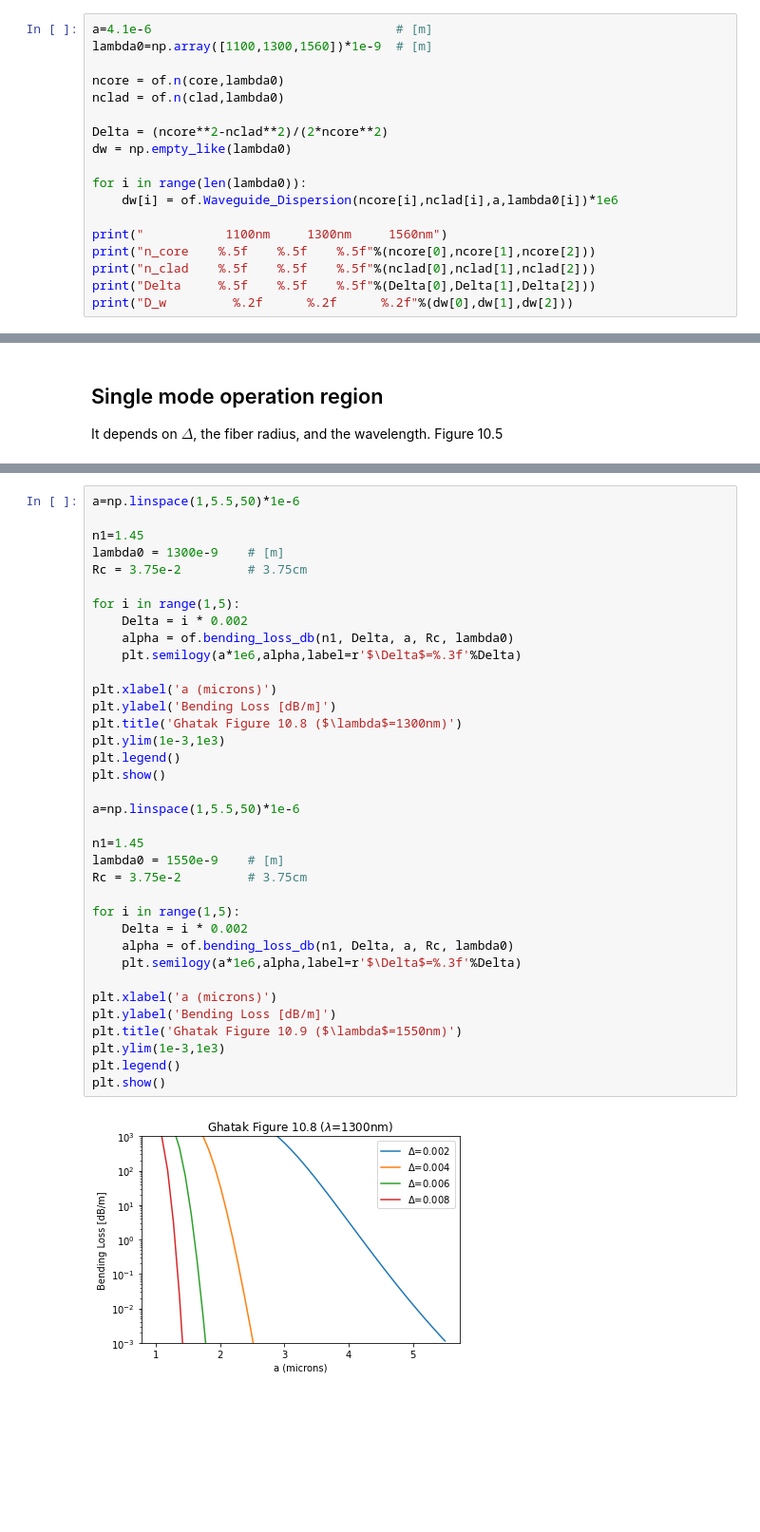
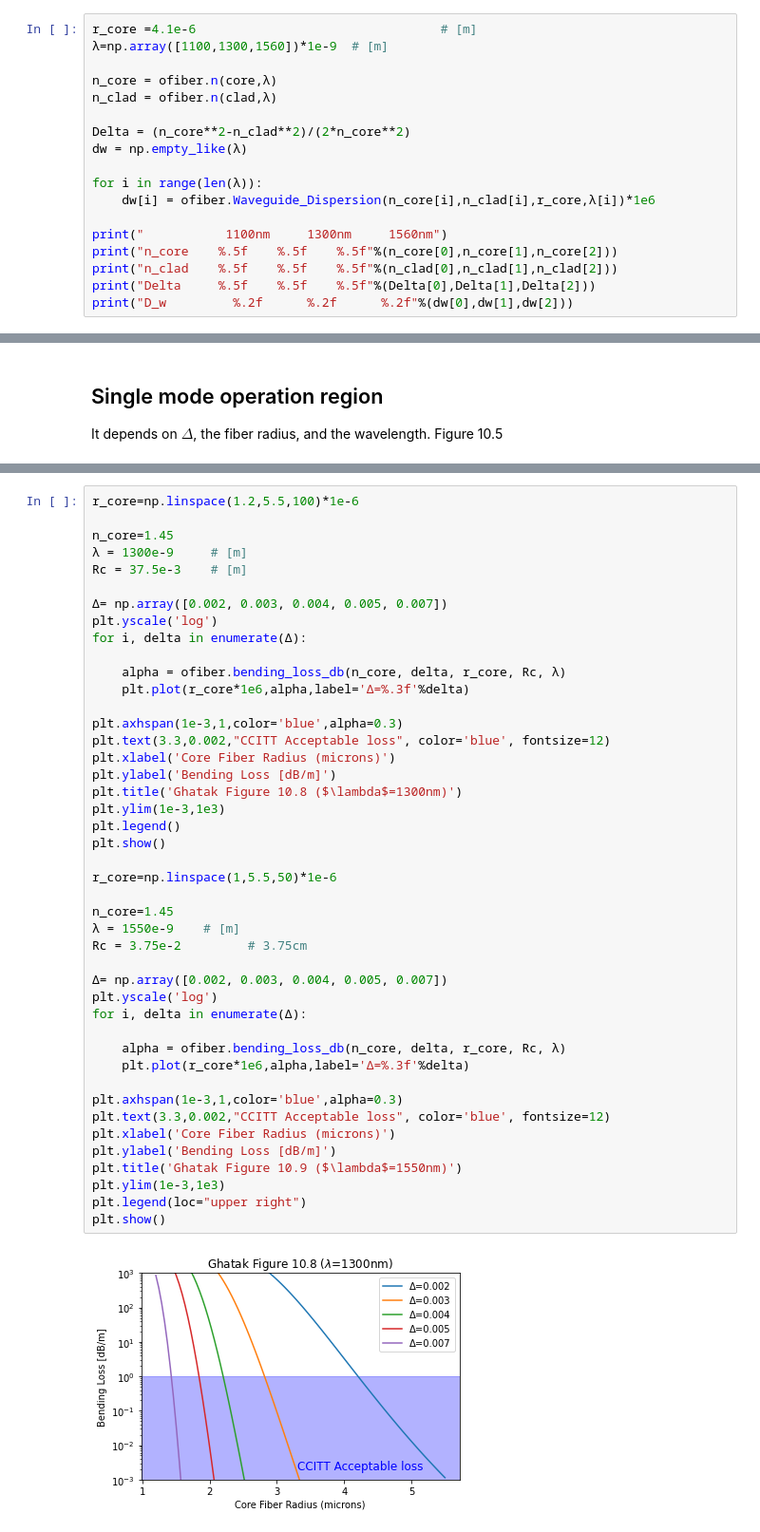
Before and after one commit to scottprahl/ofiber, a Jupyter notebook: docs/5-Dispersion.ipynb, the cells around one changed output, grey strips where cells are left out. Shown at 95% size. Drawn from its saved outputs; the diff is of its cells as text; blank space fills up the shorter version.

```diff
--- a/docs/5-Dispersion.ipynb
+++ b/docs/5-Dispersion.ipynb
@@ -210,21 +227,21 @@ Zero dispersion slope is 0.081 ps/(km nm**2)
 
 First, we replicate the results in Ghatak example 10.2
 # %%
-a=4.1e-6                                 # [m]
-lambda0=np.array([1100,1300,1560])*1e-9  # [m]
+r_core =4.1e-6                                 # [m]
+λ=np.array([1100,1300,1560])*1e-9  # [m]
 
-ncore = of.n(core,lambda0)
-nclad = of.n(clad,lambda0)
+n_core = ofiber.n(core,λ)
+n_clad = ofiber.n(clad,λ)
 
-Delta = (ncore**2-nclad**2)/(2*ncore**2)
-dw = np.empty_like(lambda0)
+Delta = (n_core**2-n_clad**2)/(2*n_core**2)
+dw = np.empty_like(λ)
 
-for i in range(len(lambda0)):
-    dw[i] = of.Waveguide_Dispersion(ncore[i],nclad[i],a,lambda0[i])*1e6
+for i in range(len(λ)):
+    dw[i] = ofiber.Waveguide_Dispersion(n_core[i],n_clad[i],r_core,λ[i])*1e6
 
 print("           1100nm     1300nm     1560nm")
-print("n_core    %.5f    %.5f    %.5f"%(ncore[0],ncore[1],ncore[2]))
-print("n_clad    %.5f    %.5f    %.5f"%(nclad[0],nclad[1],nclad[2]))
+print("n_core    %.5f    %.5f    %.5f"%(n_core[0],n_core[1],n_core[2]))
+print("n_clad    %.5f    %.5f    %.5f"%(n_clad[0],n_clad[1],n_clad[2]))
 print("Delta     %.5f    %.5f    %.5f"%(Delta[0],Delta[1],Delta[2]))
 print("D_w         %.2f      %.2f      %.2f"%(dw[0],dw[1],dw[2]))
 # %% [output]
@@ -517,38 +575,46 @@ plt.show()
 # %%
-a=np.linspace(1,5.5,50)*1e-6
+r_core=np.linspace(1.2,5.5,100)*1e-6
 
-n1=1.45
-lambda0 = 1300e-9    # [m]
-Rc = 3.75e-2         # 3.75cm
+n_core=1.45
+λ = 1300e-9     # [m]
+Rc = 37.5e-3    # [m]
 
-for i in range(1,5):
-    Delta = i * 0.002
-    alpha = of.bending_loss_db(n1, Delta, a, Rc, lambda0)
-    plt.semilogy(a*1e6,alpha,label=r'$\Delta$=%.3f'%Delta)
+Δ= np.array([0.002, 0.003, 0.004, 0.005, 0.007])
+plt.yscale('log')
+for i, delta in enumerate(Δ):
 
-plt.xlabel('a (microns)')
+    alpha = ofiber.bending_loss_db(n_core, delta, r_core, Rc, λ)
+    plt.plot(r_core*1e6,alpha,label='Δ=%.3f'%delta)
+
+plt.axhspan(1e-3,1,color='blue',alpha=0.3)
+plt.text(3.3,0.002,"CCITT Acceptable loss", color='blue', fontsize=12)
+plt.xlabel('Core Fiber Radius (microns)')
 plt.ylabel('Bending Loss [dB/m]')
 plt.title('Ghatak Figure 10.8 ($\lambda$=1300nm)')
 plt.ylim(1e-3,1e3)
 plt.legend()
 plt.show()
 
-a=np.linspace(1,5.5,50)*1e-6
+r_core=np.linspace(1,5.5,50)*1e-6
 
-n1=1.45
-lambda0 = 1550e-9    # [m]
+n_core=1.45
+λ = 1550e-9    # [m]
 Rc = 3.75e-2         # 3.75cm
 
-for i in range(1,5):
-    Delta = i * 0.002
-    alpha = of.bending_loss_db(n1, Delta, a, Rc, lambda0)
-    plt.semilogy(a*1e6,alpha,label=r'$\Delta$=%.3f'%Delta)
+Δ= np.array([0.002, 0.003, 0.004, 0.005, 0.007])
+plt.yscale('log')
+for i, delta in enumerate(Δ):
 
-plt.xlabel('a (microns)')
+    alpha = ofiber.bending_loss_db(n_core, delta, r_core, Rc, λ)
+    plt.plot(r_core*1e6,alpha,label='Δ=%.3f'%delta)
+
+plt.axhspan(1e-3,1,color='blue',alpha=0.3)
+plt.text(3.3,0.002,"CCITT Acceptable loss", color='blue', fontsize=12)
+plt.xlabel('Core Fiber Radius (microns)')
 plt.ylabel('Bending Loss [dB/m]')
 plt.title('Ghatak Figure 10.9 ($\lambda$=1550nm)')
 plt.ylim(1e-3,1e3)
-plt.legend()
+plt.legend(loc="upper right")
 plt.show()
 # %% [output]
-[figure, old version]
+[figure, new version]
```
Also changed, not shown: parts of 32 cells of this notebook, 6 other files.
